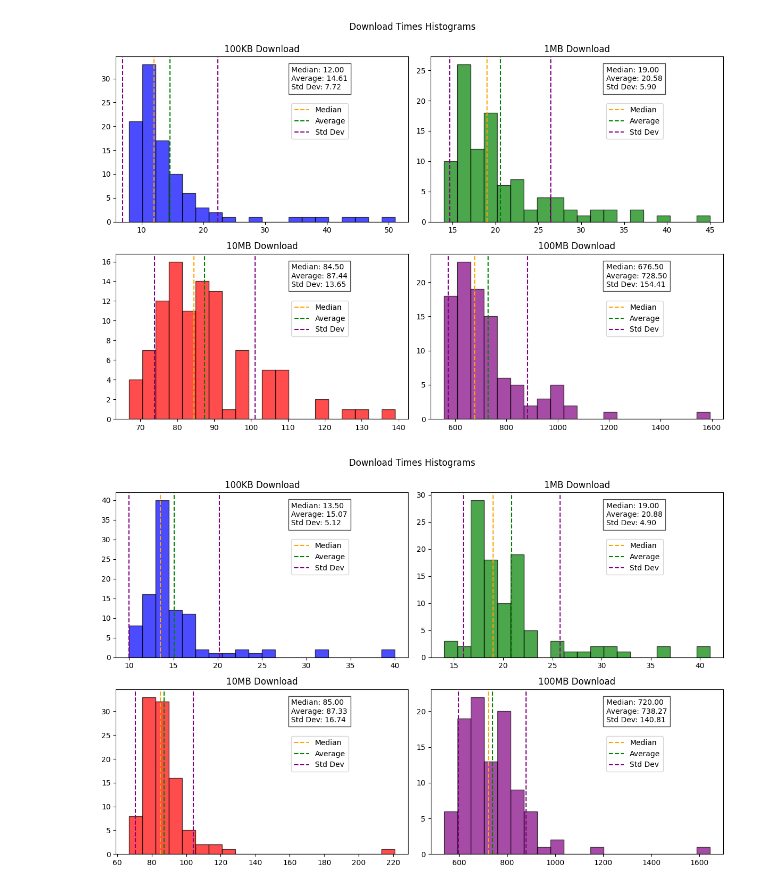
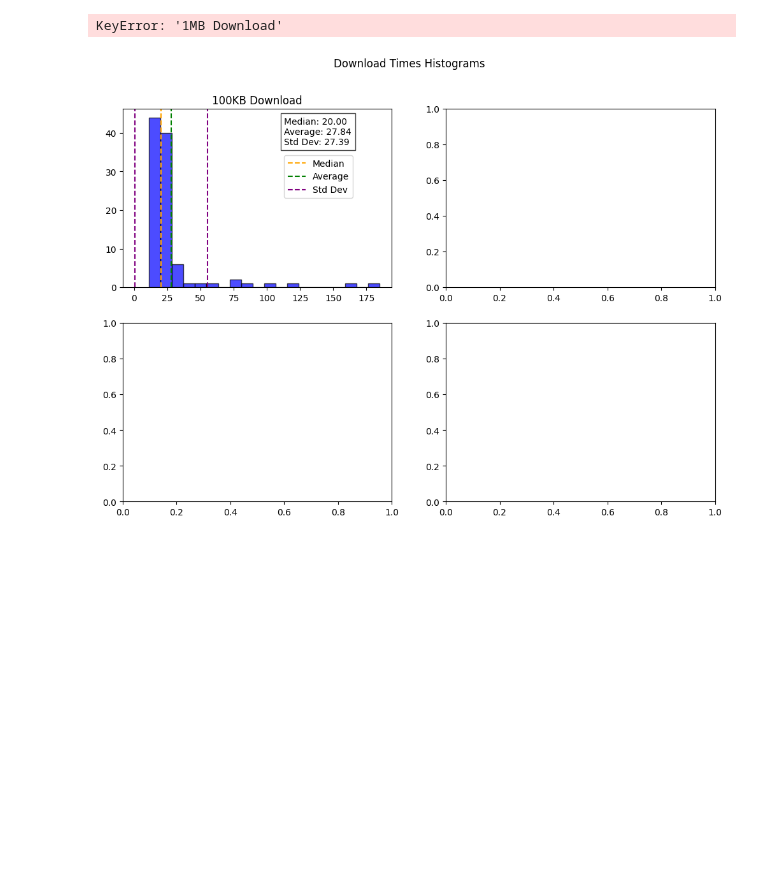
Before and after one commit to Rasmus-M-C/Distributed-Project, a Jupyter notebook: plot.ipynb, the cells around one changed output. Drawn from its saved outputs; the diff is of its cells as text; code cells hidden in the pictures; blank space fills up the shorter version.

```diff
--- a/plot.ipynb
+++ b/plot.ipynb
@@ -17,7 +17,7 @@ class_colors = {
 files1 = ['Data/downloadMinset3.json', 'Data/downloadMinset6.json', 'Data/downloadMinset12.json', 'Data/downloadMinset24.json']
 files2 = ['Data/downloadBuddy3.json','Data/downloadBuddy6.json', 'Data/downloadBuddy12.json', 'Data/downloadBuddy24.json']
 files3 = ['Data/downloadRandom3.json','Data/downloadRandom6.json', 'Data/downloadRandom12.json', 'Data/downloadRandom24.json']
-for file in files3:
+for file in files1:
     # Load data from JSON file
     with open(f'{file}', 'r') as json_file:
         download_data = json.load(json_file)
@@ -49,32 +49,32 @@ for file in files3:
         # Plot histogram with the color based on class
         ax.hist(data, bins=20, alpha=0.7, color=class_colors[class_name], edgecolor='black')
         ax.set_title(class_name)
 
         # Calculate statistics
         median = np.median(data)
         avg = np.mean(data)
         std_dev = np.std(data)
 
         # Add statistics to the plot
         stats_text = f"Median: {median:.2f}\nAverage: {avg:.2f}\nStd Dev: {std_dev:.2f}"
         ax.text(0.6, 0.8, stats_text, transform=ax.transAxes, fontsize=10, bbox={'facecolor': 'white', 'alpha': 0.7})
 
         # Add lines for median, average, and std dev
         ax.axvline(median, color='orange', linestyle='--', label='Median')
         ax.axvline(avg, color='green', linestyle='--', label='Average')
         ax.axvline(avg + std_dev, color='purple', linestyle='--', label='Std Dev')
         ax.axvline(avg - std_dev, color='purple', linestyle='--')
 
         # Add legend at coordinates (0.7, 0.8)
         ax.legend(loc=(0.6, 0.5))
         #ax.legend()
 
     # Adjust layout
     plt.tight_layout()
     plt.subplots_adjust(top=0.9)
 
     # Show the plot
     plt.show()
 # %% [output]
+KeyError: '1MB Download'
-[figure, old version]
+[figure, new version]
-[figure, removed]
```
Also changed, not shown: parts of 5 cells of this notebook, 28 other files.
